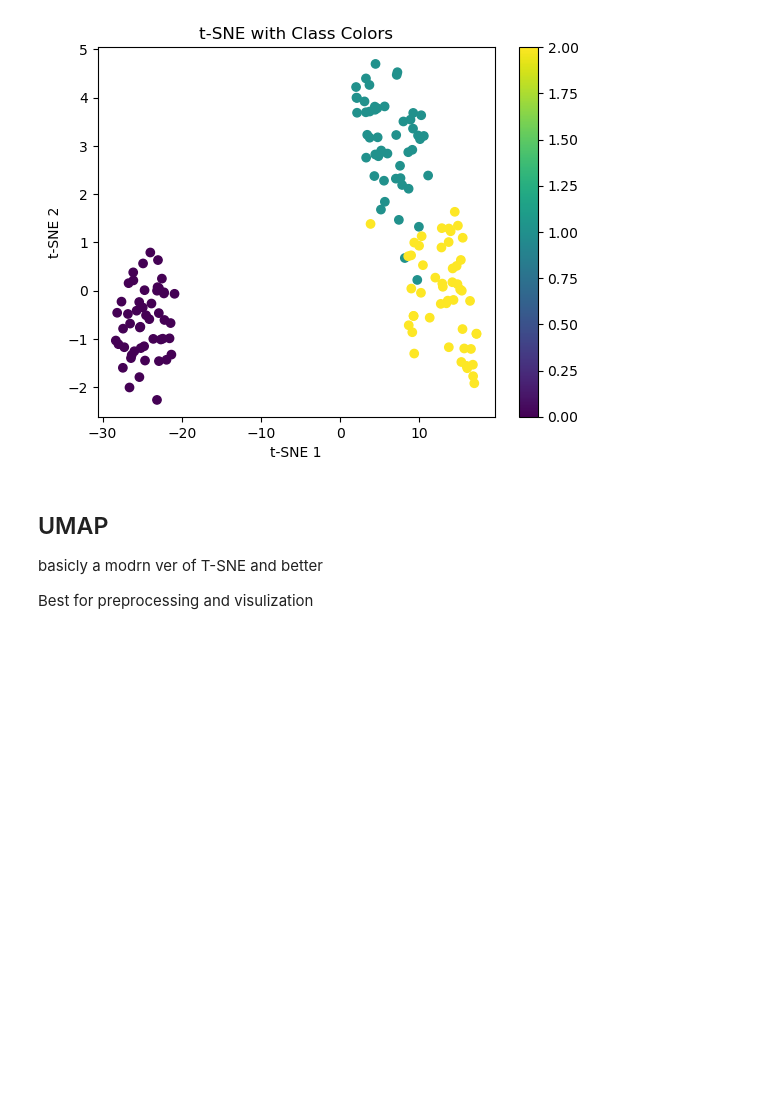
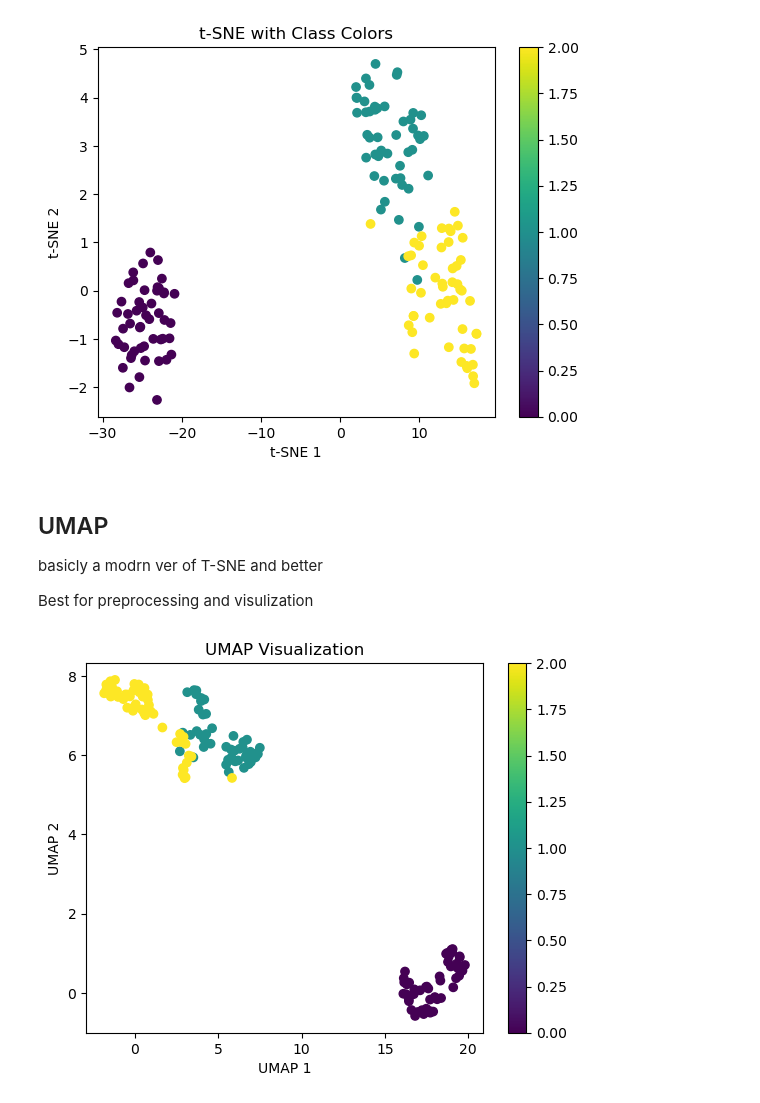
Before and after one commit to BigbossDD/DV_code, a Jupyter notebook: dim_reduction.ipynb, the cells around one changed output. Saved outputs shown, nothing was run; the diff lists cells and outputs as text; code cells hidden in the pictures; blank space fills up the shorter version.

```diff
--- a/dim_reduction.ipynb
+++ b/dim_reduction.ipynb
@@ -131,5 +131,21 @@ Best for preprocessing and visulization
 # %%
 # first do the pip
 #!pip install umap-learn
-#import umap
+import umap.umap_ as umap
 import matplotlib.pyplot as plt
+
+
+# Apply UMAP
+reducer = umap.UMAP(n_components=2
+
+    ,random_state=42)
+X_umap = reducer.fit_transform(df)
+# Plot
+plt.scatter(X_umap[:, 0], X_umap[:, 1], c=data.target)
+plt.xlabel("UMAP 1")
+plt.ylabel("UMAP 2")
+plt.title("UMAP Visualization")
+plt.colorbar()
+plt.show()
+# %% [output]
+[figure, added]
```
Also changed, not shown: parts of 1 cell of this notebook, 2 other files.
